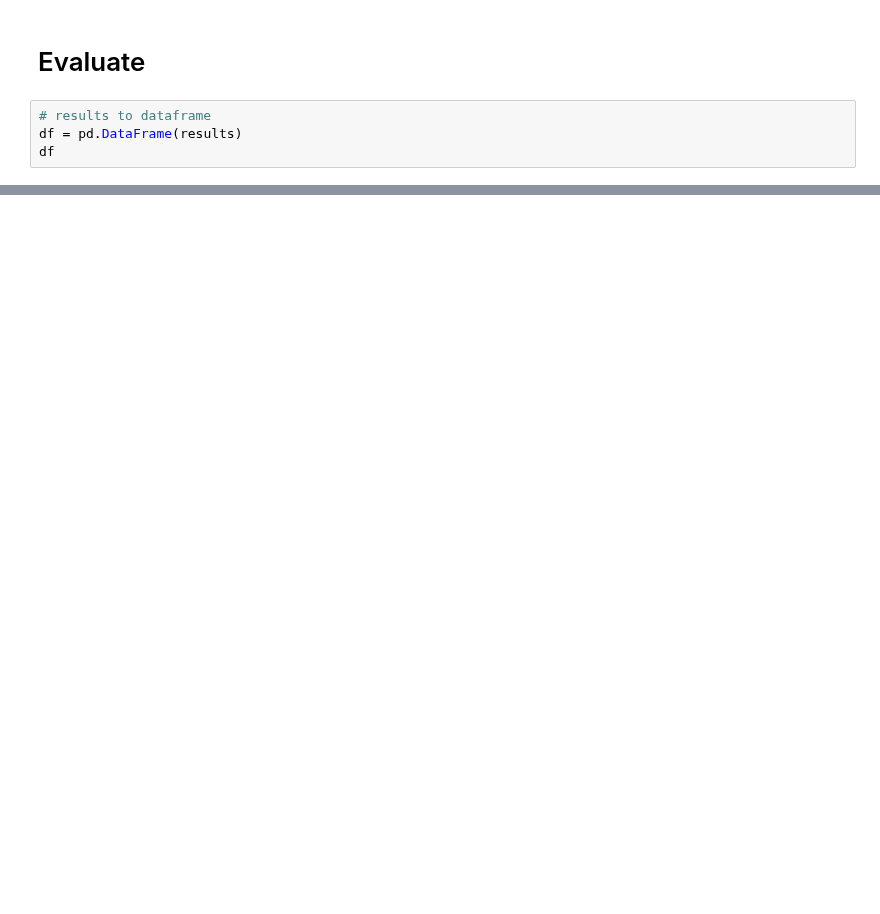
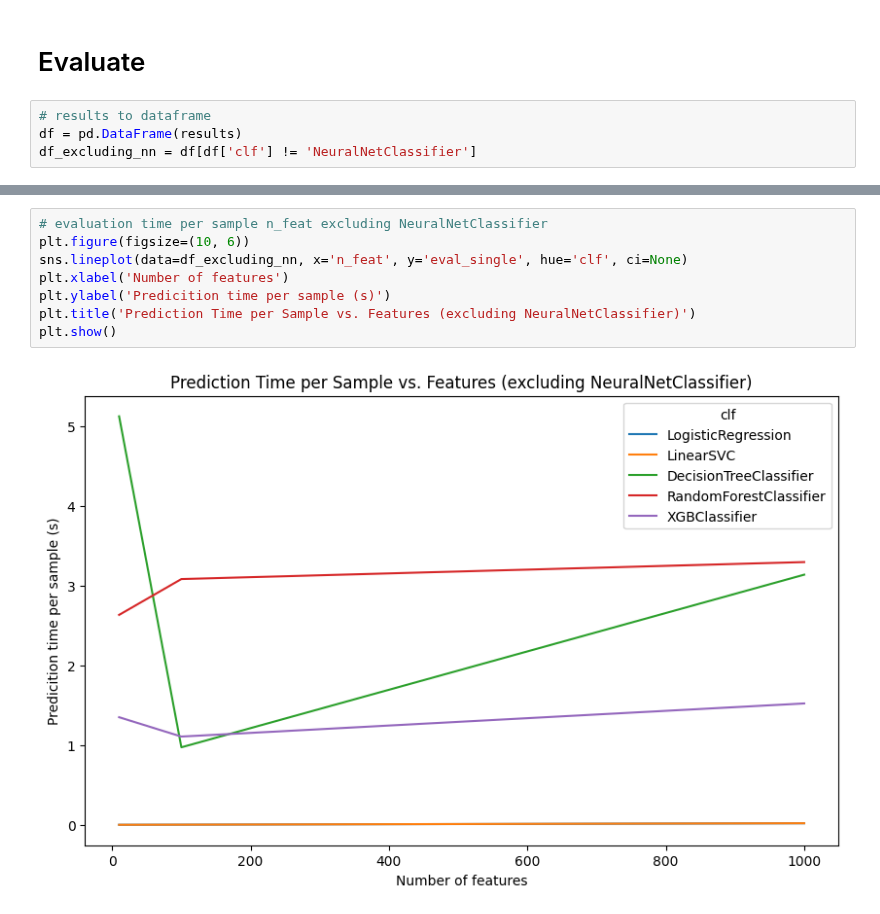
Before and after one commit to lstk44/Homomorphic-Encryption, a Jupyter notebook: HEBasicsNotebooks/ConcreteMLScalability.ipynb, the cells around one changed output, grey strips where cells are left out. Cells and saved outputs as stored; diff of their text form; blank space fills up the shorter version.

```diff
--- a/HEBasicsNotebooks/ConcreteMLScalability.ipynb
+++ b/HEBasicsNotebooks/ConcreteMLScalability.ipynb
@@ -83,4 +63,4 @@ Training and evaluating NeuralNetClassifier with 10000 observations and 1000 fea
 # %%
 # results to dataframe
 df = pd.DataFrame(results)
-df
+df_excluding_nn = df[df['clf'] != 'NeuralNetClassifier']
@@ -125,3 +77,13 @@ plt.show()
+# %%
+# evaluation time per sample n_feat excluding NeuralNetClassifier
+plt.figure(figsize=(10, 6))
+sns.lineplot(data=df_excluding_nn, x='n_feat', y='eval_single', hue='clf', ci=None)
+plt.xlabel('Number of features')
+plt.ylabel('Predicition time per sample (s)')
+plt.title('Prediction Time per Sample vs. Features (excluding NeuralNetClassifier)')
+plt.show()
+# %% [output]
+[figure, added]
 # %%
 # evaluation time per sample n_obs * n_feat
 df['n_values'] = df['n_obs'] * df['n_feat']
```
Also changed, not shown: parts of 8 cells of this notebook, 1 other file.
